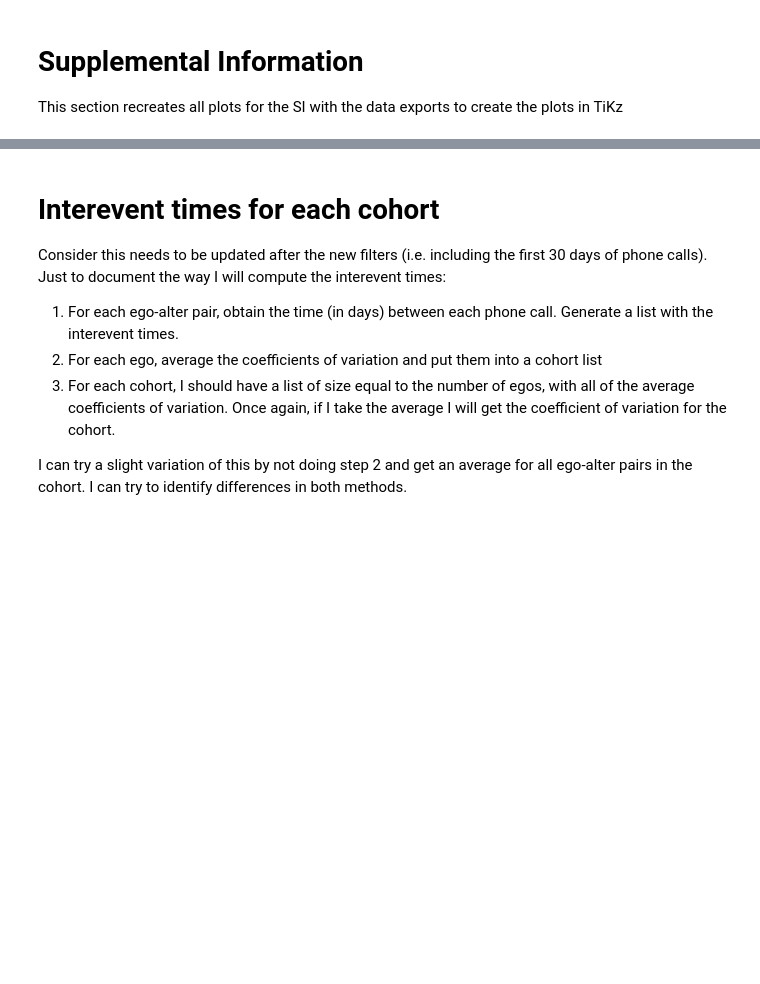
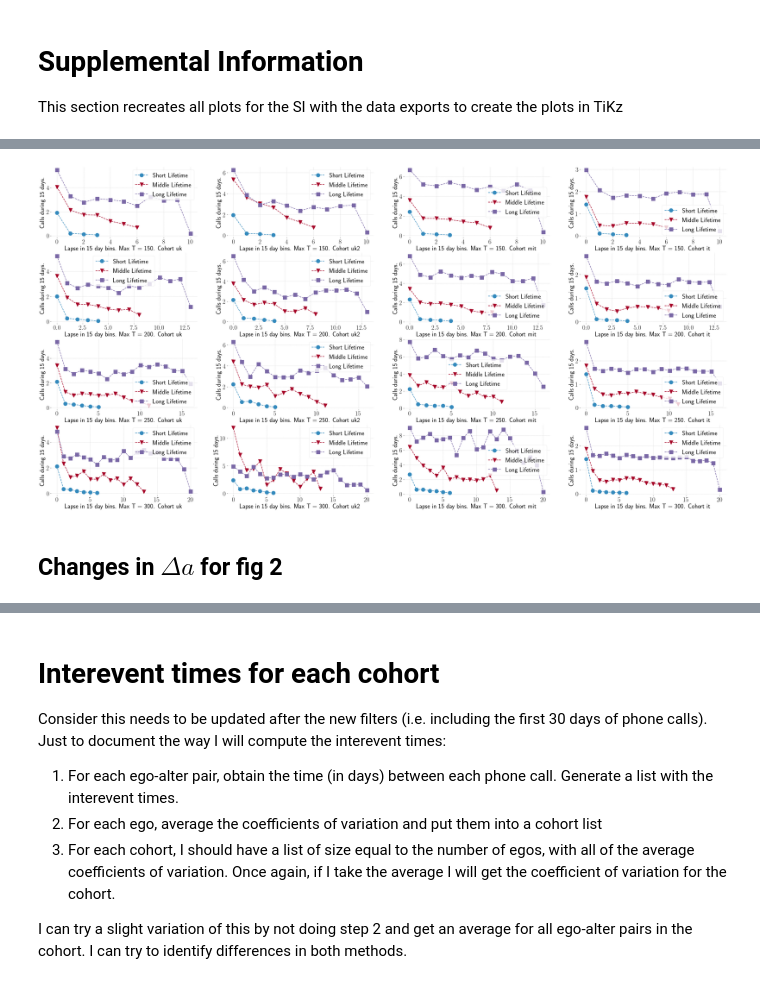
Before and after one commit to nitnelav27/comm_patterns, a Jupyter notebook: 202109.ipynb, the cells around one changed output, grey strips where cells are left out. Cells and saved outputs as stored; diff of their text form; code cells hidden in the pictures; blank space fills up the shorter version.

```diff
--- a/202109.ipynb
+++ b/202109.ipynb
@@ -69,20 +71,33 @@ See the caveats in the documentation: https://pandas.pydata.org/pandas-docs/stab
 # %%
-# sup1 = {}
-# for T in [150, 200, 250, 300]:
-#     dff = pc.get_f(callT[T], 'all', 10, (T//3) + 1)
-#     b = pc.get_b(dff, 'alpha')
-#     sup1[T] = pc.plot_g(b, 'alpha')
+supA = {}
+for c in callT.keys():
+    supA[c] = {}
+    for T in callT[c].keys():
+        dff = pc.get_f(callT[c][T], 'all', 15, (T//3) + 1)
+        b = pc.get_b(dff, 'alpha')
+        supA[c][T] = pc.plot_g(b, 'alpha')
+# %%
+with open('../itdata/mtl_supA.pickle', 'rb') as handle:
+    tmp = pickle.load(handle)
+    handle.close()
+
+supA['it'] = {}
+for T in tmp.keys():
+    b = pc.get_b(tmp[T], 'alpha')
+    supA['it'][T] = pc.plot_g(b, 'alpha')
 # %%
-# plt.figure(figsize=(32, 16))
-# labels = ['Short Lives', 'Middle Lives', 'Long Lives', 'ccc']
-# p = 1
-# for T in sup1.keys():
-#     plt.subplot(2,2,p)
-#     plt.xlabel(f"Lapse in 10 day bins. Max T = {T}")
-#     plt.ylabel(fr"Calls to each alter during 10 days.")
-#     for l in sup1[T].keys():
-#         plt.plot(sup1[T][int(l)].index, sup1[T][l]['alpha'], marker=markers[int(l)], markersize=15, ls="--", label=labels[int(l)])
-#     plt.legend()
-#     p += 1
-# #plt.savefig("../commpatterns/img/supp/allt.png", dpi=150)
+plt.figure(figsize=(48, 24))
+labels = ['Short Lifetime', 'Middle Lifetime', 'Long Lifetime']
+p = 1
+for T in supA['uk'].keys():
+    for c in supA.keys():
+        plt.subplot(4,4,p)
+        plt.xlabel(f"Lapse in 15 day bins. Max T = {T}. Cohort {c}")
+        plt.ylabel(fr"Calls during 15 days.")
+        for l in supA[c][T].keys():
+            plt.plot(supA[c][T][int(l)].index, supA[c][T][l]['alpha'], marker=markers[int(l)], markersize=15, ls="--", label=labels[int(l)])
+        plt.legend()
+        p += 1
+# %% [output]
+[figure, added]
 # %%
@@ -126,0 +116,2 @@ See the caveats in the documentation: https://pandas.pydata.org/pandas-docs/stab
+# %% [markdown]
+## Changes in $\Delta a$ for fig 2
```
Also changed, not shown: parts of 71 cells of this notebook, 9 other files.
